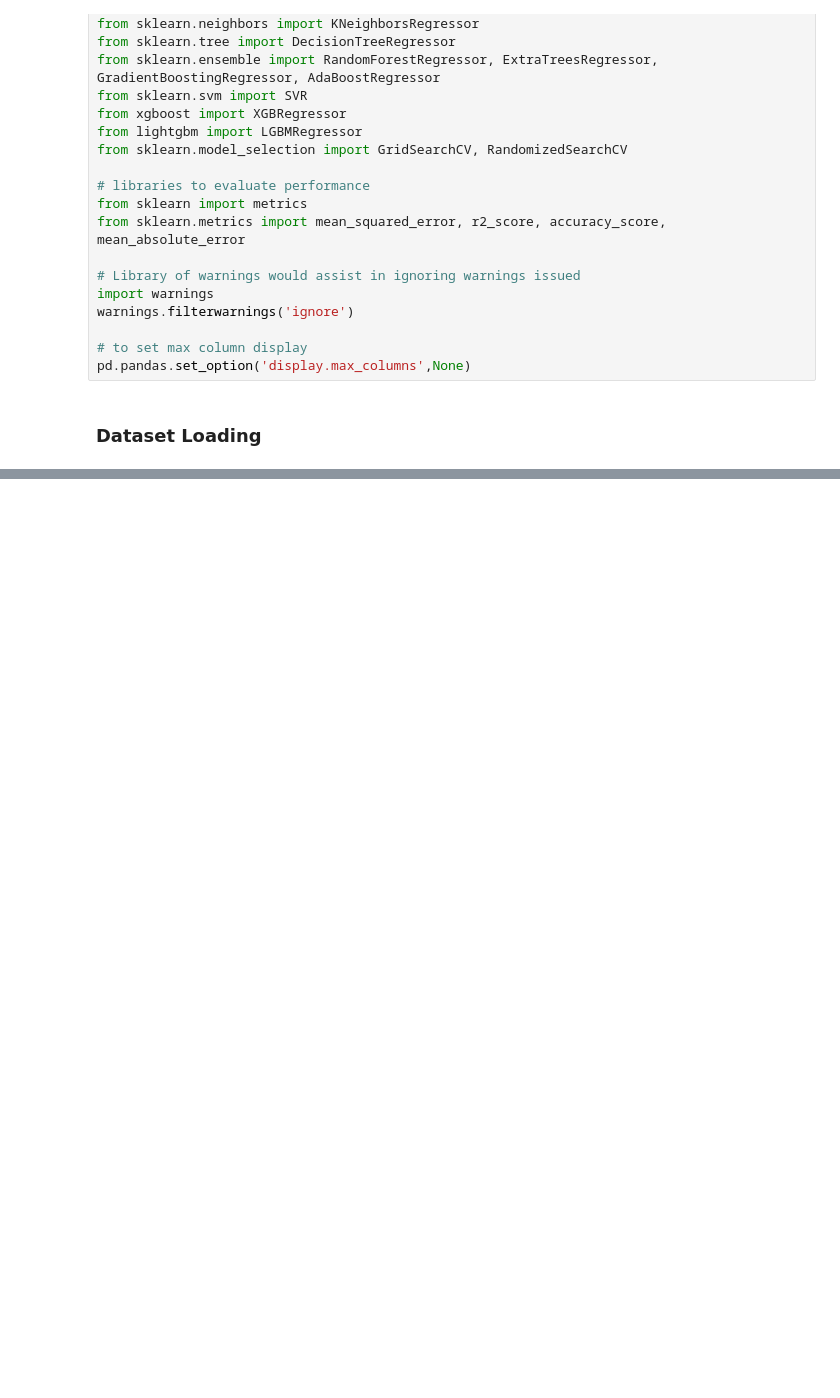
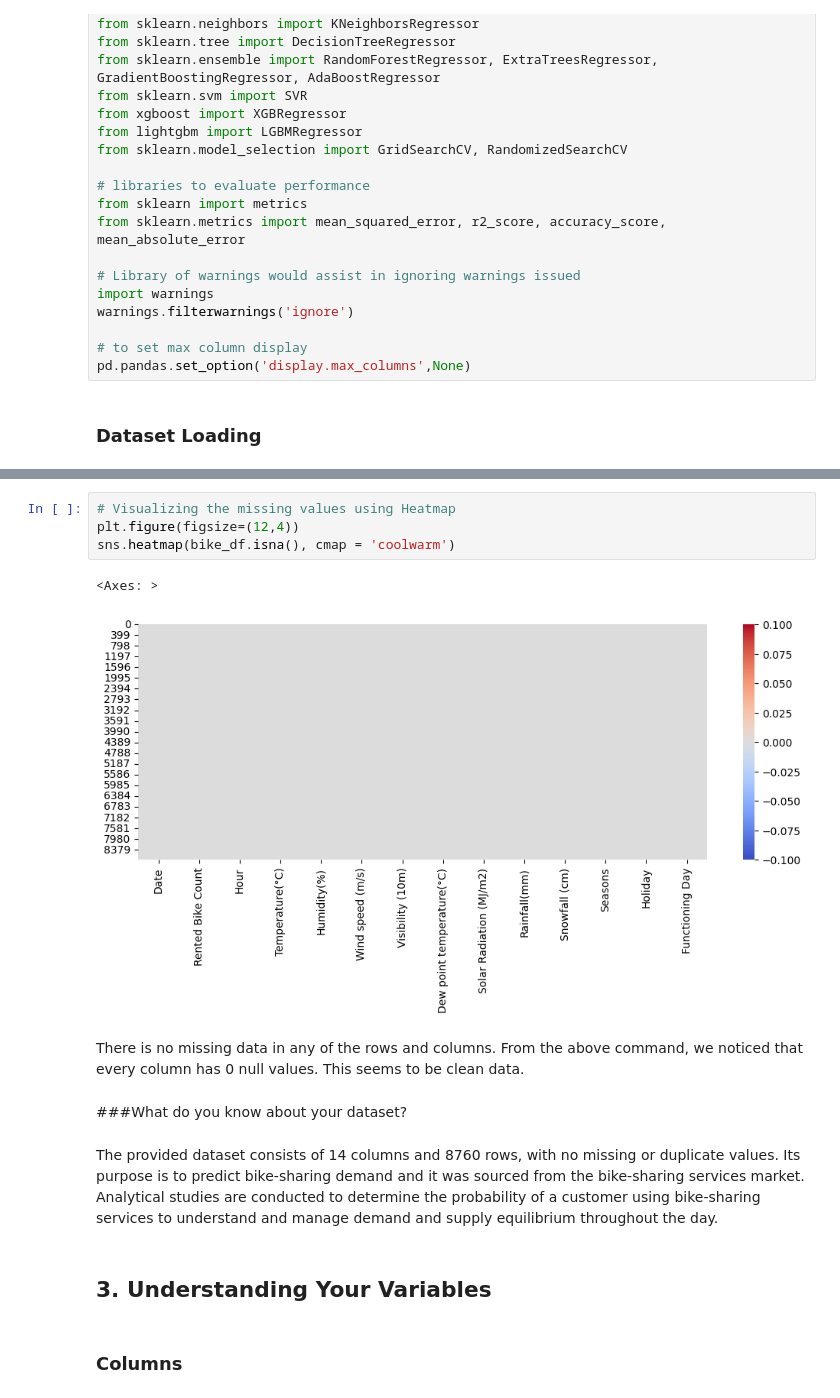
Before and after one commit to vijaytiramale/Bike_Sharing_Demand_Prediction, a Jupyter notebook: bike_sharing_demand_prediction.ipynb, the cells around one changed output, grey strips where cells are left out. Saved outputs shown, nothing was run; the diff lists cells and outputs as text; blank space fills up the shorter version.

```diff
--- a/bike_sharing_demand_prediction.ipynb
+++ b/bike_sharing_demand_prediction.ipynb
@@ -101,0 +210,17 @@ FileNotFoundError: ignored
+# %%
+# Visualizing the missing values using Heatmap
+plt.figure(figsize=(12,4))
+sns.heatmap(bike_df.isna(), cmap = 'coolwarm')
+# %% [output]
+<Axes: >
+[figure, added]
+# %% [markdown]
+There is no missing data in any of the rows and columns. From the above command, we noticed that every column has 0 null values. This seems to be clean data.
+# %% [markdown]
+###What do you know about your dataset?
+# %% [markdown]
+The provided dataset consists of 14 columns and 8760 rows, with no missing or duplicate values. Its purpose is to predict bike-sharing demand and it was sourced from the bike-sharing services market. Analytical studies are conducted to determine the probability of a customer using bike-sharing services to understand and manage demand and supply equilibrium throughout the day.
+# %% [markdown]
+## **3. Understanding Your Variables**
+# %% [markdown]
+###  Columns
```
Also changed, not shown: parts of 138 cells of this notebook.
